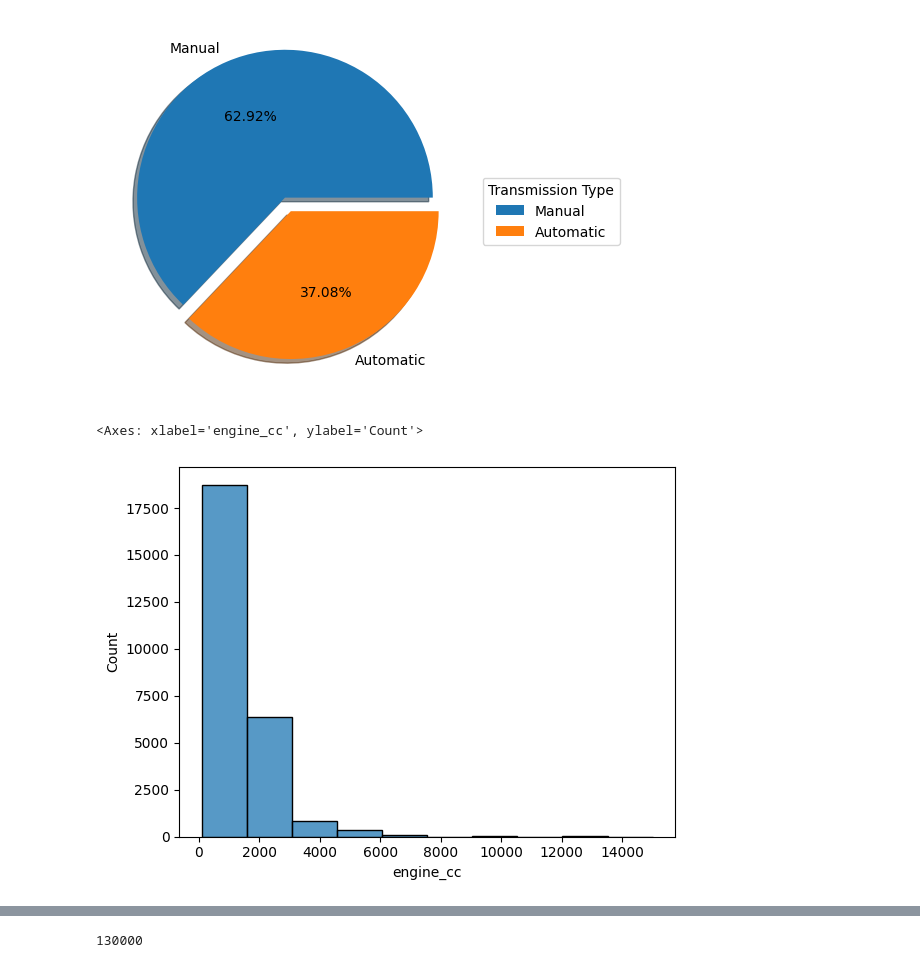
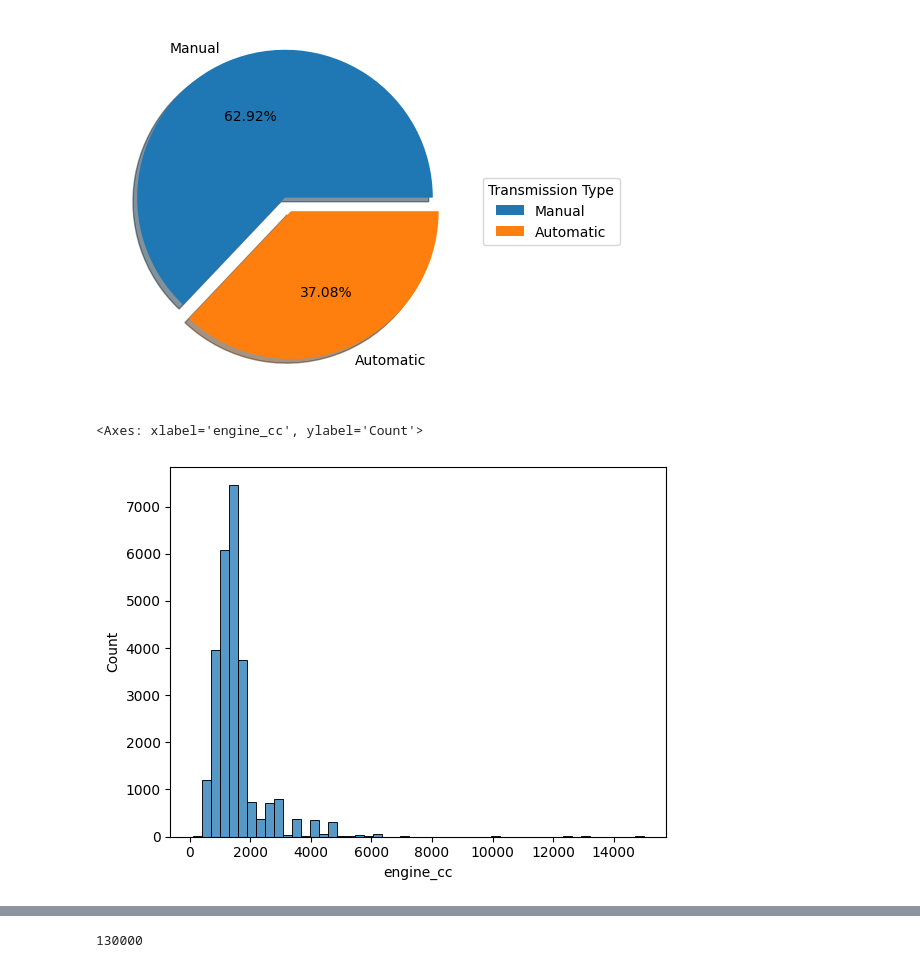
Before and after one commit to Hamzaa09/ML-Basics, a Jupyter notebook: used_cars_price_predictor_project/univariate_eda.ipynb, the cells around one changed output, grey strips where cells are left out. Saved outputs shown, nothing was run; the diff lists cells and outputs as text; code cells hidden in the pictures.

```diff
--- a/used_cars_price_predictor_project/univariate_eda.ipynb
+++ b/used_cars_price_predictor_project/univariate_eda.ipynb
@@ -91,7 +246,7 @@ plt.legend(
 <matplotlib.legend.Legend at 0x...>
 [figure]
 # %%
-sns.histplot(df['engine_cc'], bins=10)
+sns.histplot(df['engine_cc'], bins=50)
 # %% [output]
 <Axes: xlabel='engine_cc', ylabel='Count'>
-[figure, old version]
+[figure, new version]
```
Also changed, not shown: parts of 35 cells of this notebook.
